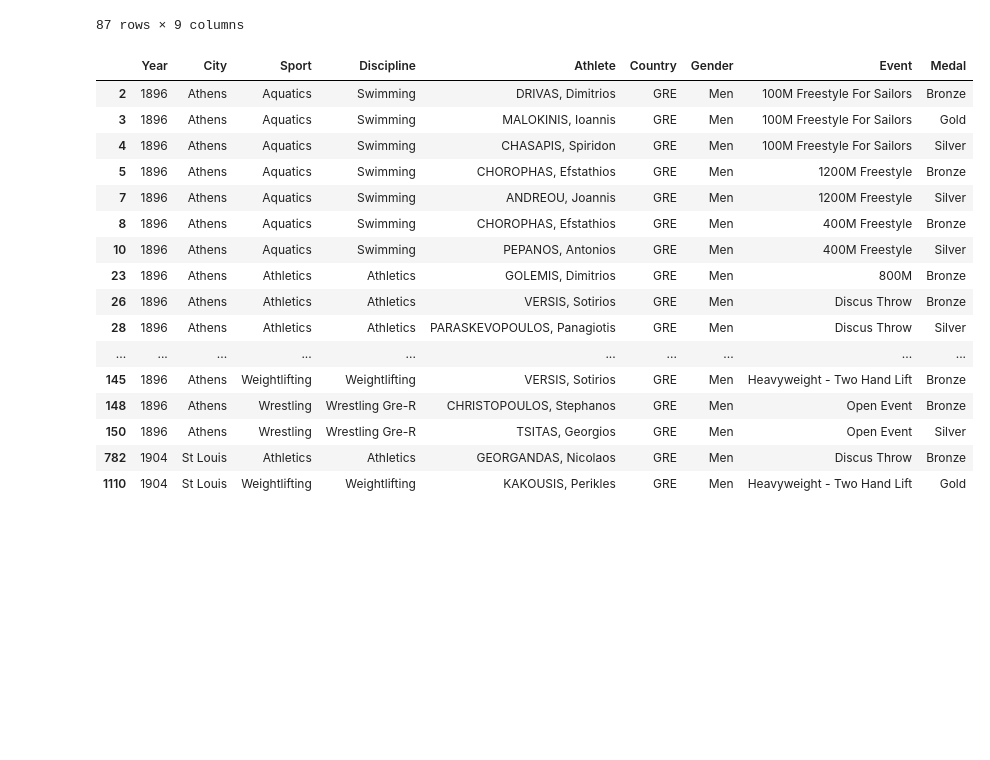
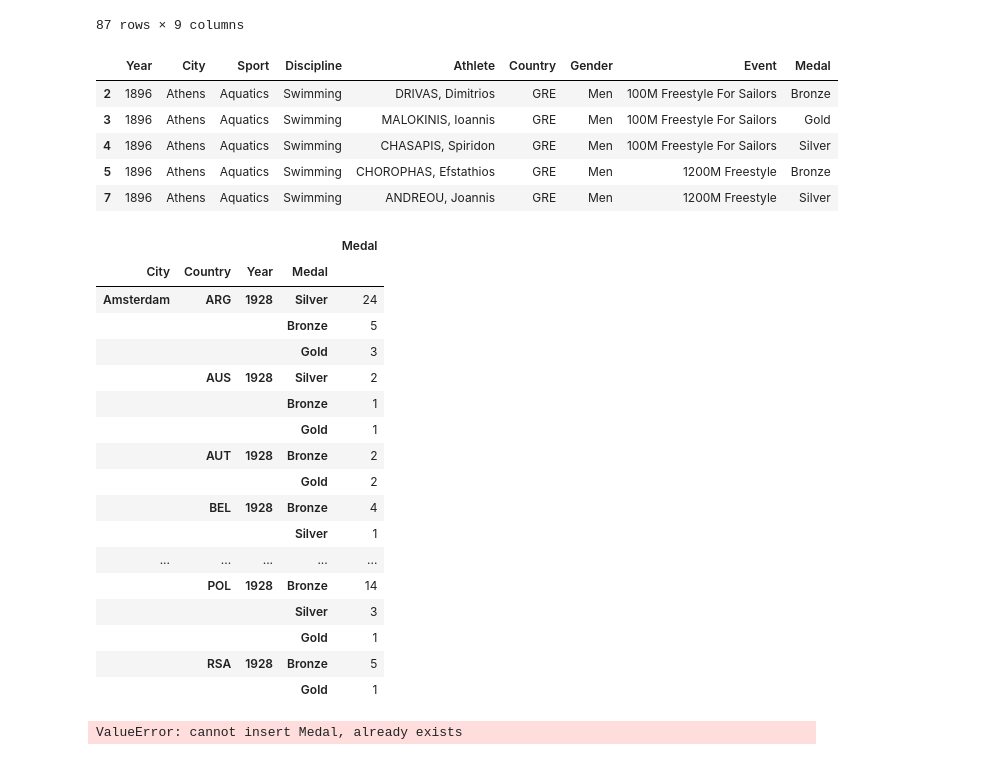
Before and after one commit to TomHOldershaw/Project_1_Team_2, a Jupyter notebook: q3p2.ipynb, the cells around one changed output. Drawn from its saved outputs; the diff is of its cells as text; code cells hidden in the pictures; blank space fills up the shorter version.

Commit message:
medals

```diff
--- a/q3p2.ipynb
+++ b/q3p2.ipynb
@@ -60,22 +60,39 @@ gbr_df
 87 rows × 9 columns
 # %%
 athens_df=amjad_df.loc[(amjad_df["Country"] == "GRE") & ( (amjad_df["Year"] == 1896) | (amjad_df["Year"] == 1900) | (amjad_df["Year"] == 1904) )]
-athens_df
+athens_df.head()
 # %% [output]
 |  | Year | City | Sport | Discipline | Athlete | Country | Gender | Event | Medal |
 | 2 | 1896 | Athens | Aquatics | Swimming | DRIVAS, Dimitrios | GRE | Men | 100M Freestyle For Sailors | Bronze |
 | 3 | 1896 | Athens | Aquatics | Swimming | MALOKINIS, Ioannis | GRE | Men | 100M Freestyle For Sailors | Gold |
 | 4 | 1896 | Athens | Aquatics | Swimming | CHASAPIS, Spiridon | GRE | Men | 100M Freestyle For Sailors | Silver |
 | 5 | 1896 | Athens | Aquatics | Swimming | CHOROPHAS, Efstathios | GRE | Men | 1200M Freestyle | Bronze |
 | 7 | 1896 | Athens | Aquatics | Swimming | ANDREOU, Joannis | GRE | Men | 1200M Freestyle | Silver |
-| 8 | 1896 | Athens | Aquatics | Swimming | CHOROPHAS, Efstathios | GRE | Men | 400M Freestyle | Bronze |
-| 10 | 1896 | Athens | Aquatics | Swimming | PEPANOS, Antonios | GRE | Men | 400M Freestyle | Silver |
-| 23 | 1896 | Athens | Athletics | Athletics | GOLEMIS, Dimitrios | GRE | Men | 800M | Bronze |
-| 26 | 1896 | Athens | Athletics | Athletics | VERSIS, Sotirios | GRE | Men | Discus Throw | Bronze |
-| 28 | 1896 | Athens | Athletics | Athletics | PARASKEVOPOULOS, Panagiotis | GRE | Men | Discus Throw | Silver |
-| ... | ... | ... | ... | ... | ... | ... | ... | ... | ... |
-| 145 | 1896 | Athens | Weightlifting | Weightlifting | VERSIS, Sotirios | GRE | Men | Heavyweight - Two Hand Lift | Bronze |
-| 148 | 1896 | Athens | Wrestling | Wrestling Gre-R | CHRISTOPOULOS, Stephanos | GRE | Men | Open Event | Bronze |
-| 150 | 1896 | Athens | Wrestling | Wrestling Gre-R | TSITAS, Georgios | GRE | Men | Open Event | Silver |
-| 782 | 1904 | St Louis | Athletics | Athletics | GEORGANDAS, Nicolaos | GRE | Men | Discus Throw | Bronze |
-| 1110 | 1904 | St Louis | Weightlifting | Weightlifting | KAKOUSIS, Perikles | GRE | Men | Heavyweight - Two Hand Lift | Gold |
+# %%
+medal_df=pd.DataFrame(amjad_df.groupby(['City','Country','Year'])['Medal'].value_counts())
+medal_df.sort_values(by=["Year"],ascending=False, ignore_index=False)
+medal_df.head(60)
+# %% [output]
+|  |  |  |  | Medal |
+| City | Country | Year | Medal |  |
+| Amsterdam | ARG | 1928 | Silver | 24 |
+|  |  |  | Bronze | 5 |
+|  |  |  | Gold | 3 |
+|  | AUS | 1928 | Silver | 2 |
+|  |  |  | Bronze | 1 |
+|  |  |  | Gold | 1 |
+|  | AUT | 1928 | Bronze | 2 |
+|  |  |  | Gold | 2 |
+|  | BEL | 1928 | Bronze | 4 |
+|  |  |  | Silver | 1 |
+| ... | ... | ... | ... | ... |
+|  | POL | 1928 | Bronze | 14 |
+|  |  |  | Silver | 3 |
+|  |  |  | Gold | 1 |
+|  | RSA | 1928 | Bronze | 5 |
+|  |  |  | Gold | 1 |
+# %%
+yearly_df=pd.DataFrame(amjad_df.groupby(['Country','Year'])['Medal'].value_counts().reset_index())
+yearly_df
+# %% [output]
+ValueError: cannot insert Medal, already exists
```
Also changed, not shown: parts of 1 cell of this notebook.
